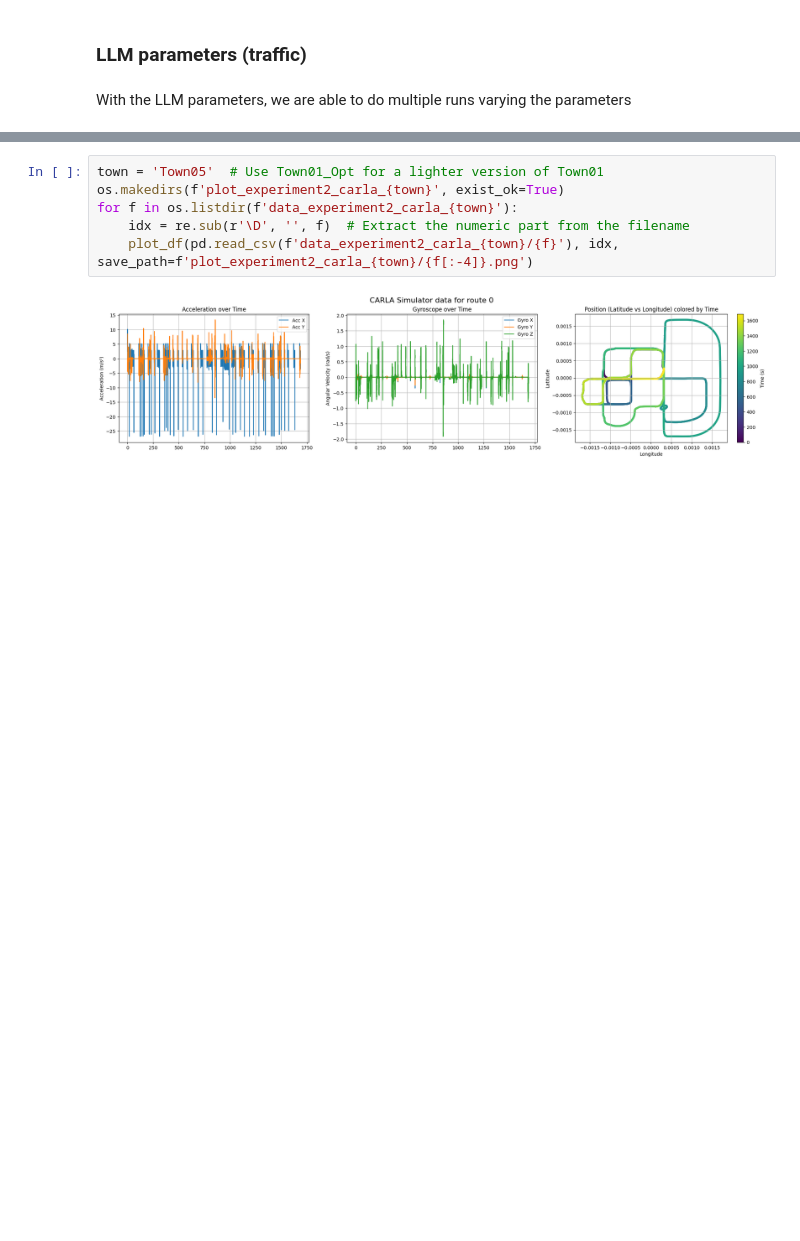
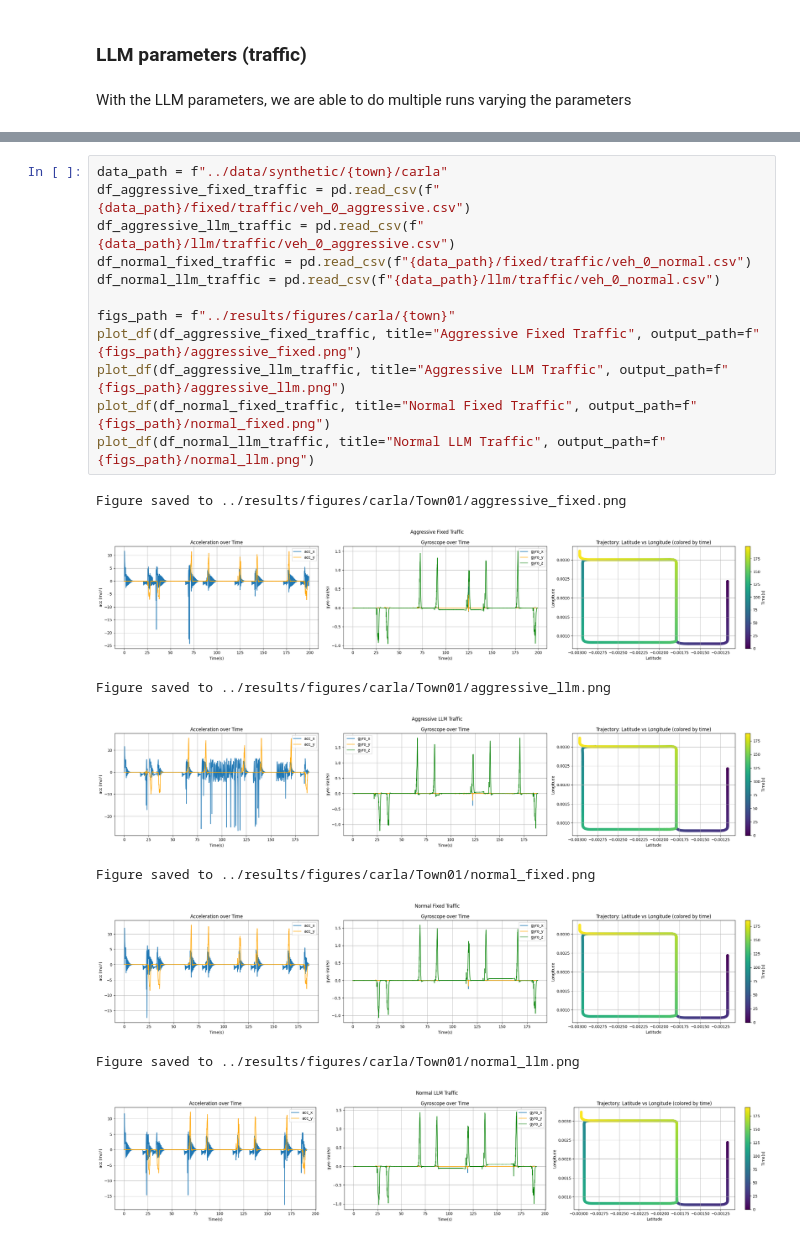
Before and after one commit to H-IAAC/simulated_driving_behavior, a Jupyter notebook: notebooks/0_generate_carla_data.ipynb, the cells around one changed output, grey strips where cells are left out. Drawn from its saved outputs; the diff is of its cells as text; blank space fills up the shorter version.

Commit message:
generating llm data for carla

```diff
--- a/notebooks/0_generate_carla_data.ipynb
+++ b/notebooks/0_generate_carla_data.ipynb
@@ -252,8 +258,21 @@ def plot_df(df, idx, save_path = None):
-# %%
-town = 'Town05'  # Use Town01_Opt for a lighter version of Town01
-os.makedirs(f'plot_experiment2_carla_{town}', exist_ok=True)
-for f in os.listdir(f'data_experiment2_carla_{town}'):
-    idx = re.sub(r'\D', '', f)  # Extract the numeric part from the filename
-    plot_df(pd.read_csv(f'data_experiment2_carla_{town}/{f}'), idx, save_path=f'plot_experiment2_carla_{town}/{f[:-4]}.png')
-# %% [output]
-[figure, removed]
+# %%
+data_path = f"../data/synthetic/{town}/carla"
+df_aggressive_fixed_traffic = pd.read_csv(f"{data_path}/fixed/traffic/veh_0_aggressive.csv")
+df_aggressive_llm_traffic = pd.read_csv(f"{data_path}/llm/traffic/veh_0_aggressive.csv")
+df_normal_fixed_traffic = pd.read_csv(f"{data_path}/fixed/traffic/veh_0_normal.csv")
+df_normal_llm_traffic = pd.read_csv(f"{data_path}/llm/traffic/veh_0_normal.csv")
+
+figs_path = f"../results/figures/carla/{town}"
+plot_df(df_aggressive_fixed_traffic, title="Aggressive Fixed Traffic", output_path=f"{figs_path}/aggressive_fixed.png")
+plot_df(df_aggressive_llm_traffic, title="Aggressive LLM Traffic", output_path=f"{figs_path}/aggressive_llm.png")
+plot_df(df_normal_fixed_traffic, title="Normal Fixed Traffic", output_path=f"{figs_path}/normal_fixed.png")
+plot_df(df_normal_llm_traffic, title="Normal LLM Traffic", output_path=f"{figs_path}/normal_llm.png")
+# %% [output]
+Figure saved to ../results/figures/carla/Town01/aggressive_fixed.png
+[figure, added]
+Figure saved to ../results/figures/carla/Town01/aggressive_llm.png
+[figure, added]
+Figure saved to ../results/figures/carla/Town01/normal_fixed.png
+[figure, added]
+Figure saved to ../results/figures/carla/Town01/normal_llm.png
+[figure, added]
```
Also changed, not shown: parts of 8 cells of this notebook, 23 other files.
